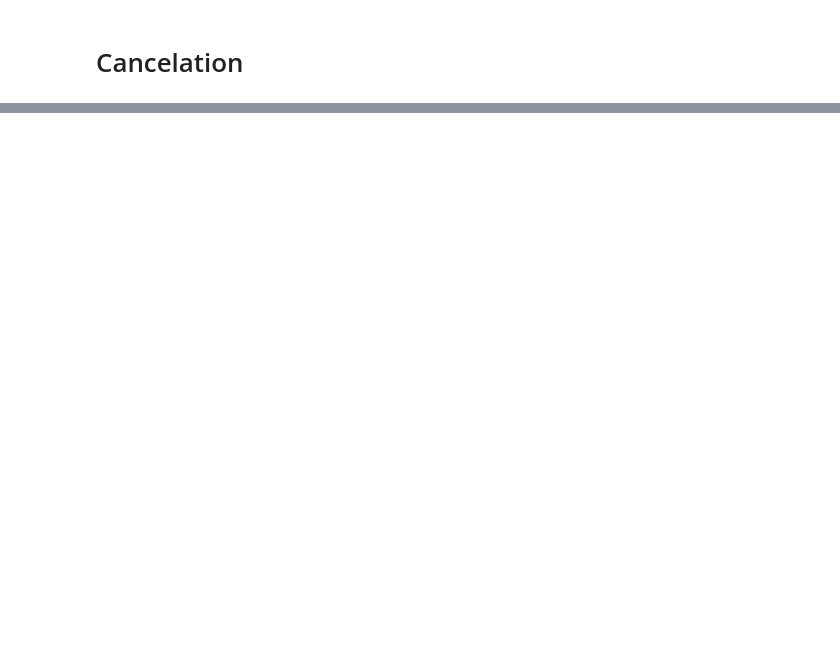
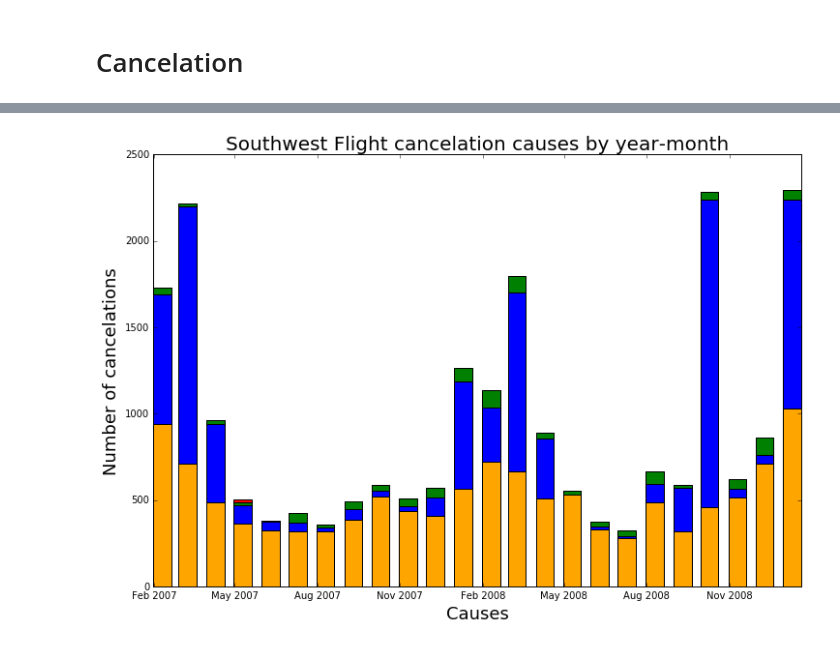
Before and after one commit to Zibski/Airline-on-time, a Jupyter notebook: Data Exploration.ipynb, the cells around one changed output, grey strips where cells are left out. Saved outputs shown, nothing was run; the diff lists cells and outputs as text; code cells hidden in the pictures; blank space fills up the shorter version.

```diff
--- a/Data Exploration.ipynb
+++ b/Data Exploration.ipynb
@@ -239,0 +243,16 @@ plt.show()
+# %%
+g = df[['CarrierCancelation','WeatherCancelation', 'NasCancelation', 'SecurityCancelation']].groupby(pd.Grouper(freq="M"))
+g = g.sum()
+
+plt.figure(figsize=(12, 8))
+plt.bar(g.index, g['CarrierCancelation'].values, width=20, color='orange')
+plt.bar(g.index, g['WeatherCancelation'].values, width=20, bottom=carrier.values, color='blue')
+plt.bar(g.index, g['NasCancelation'].values, width=20, bottom = (carrier.values+weather.values), color='green')
+plt.bar(g.index, g['SecurityCancelation'].values, width=20,
+       bottom = (carrier.values+weather.values+nas.values), color='red')
+plt.title('Southwest Flight cancelation causes by year-month', fontsize=20)
+plt.ylabel('Number of cancelations', fontsize=18)
+plt.xlabel('Causes', fontsize=18)
+plt.show()
+# %% [output]
+[figure, added]
```
Also changed, not shown: parts of 6 cells of this notebook.
